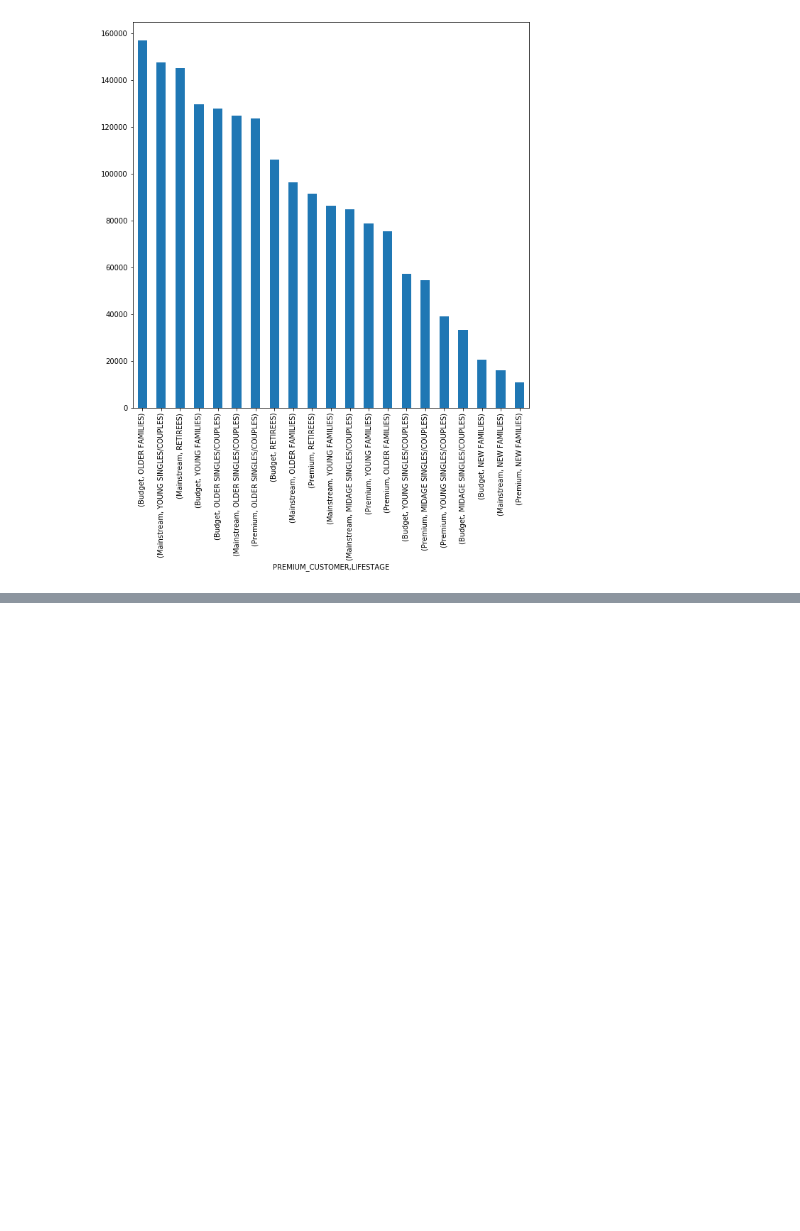
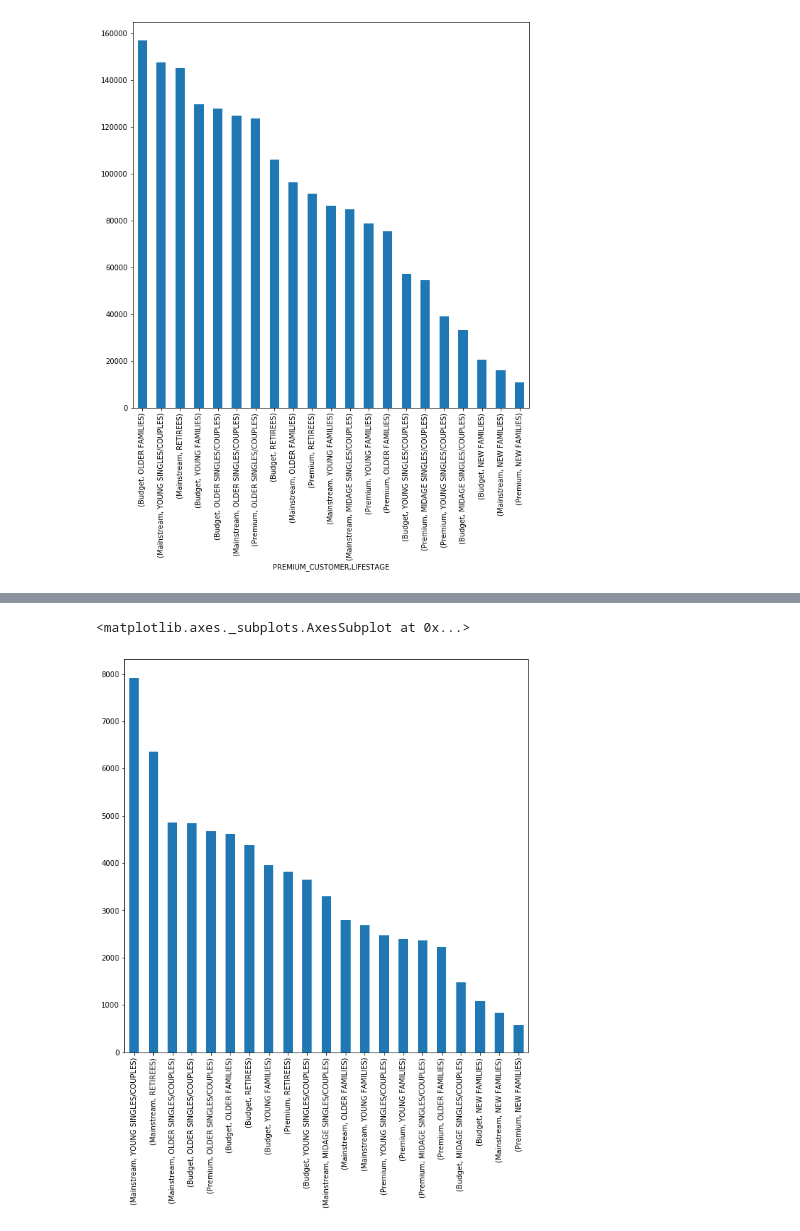
Before and after one commit to Johnson-a-hash/quantium-virtual-program, a Jupyter notebook: Quantium Virtual Internship.ipynb, the cells around one changed output, grey strips where cells are left out. Saved outputs shown, nothing was run; the diff lists cells and outputs as text; code cells hidden in the pictures; blank space fills up the shorter version.

```diff
--- a/Quantium Virtual Internship.ipynb
+++ b/Quantium Virtual Internship.ipynb
@@ -822,0 +837,3 @@ combineData.groupby(['PREMIUM_CUSTOMER', 'LIFESTAGE']).TOT_SALES.sum().sort_valu
+# %%
+customer_segment = "(" + combineData['PREMIUM_CUSTOMER'] + ", " + combineData['LIFESTAGE'] + ")"
+customer_segment.head()
@@ -822,0 +851,3 @@ combineData.groupby(['PREMIUM_CUSTOMER', 'LIFESTAGE']).TOT_SALES.sum().sort_valu
+# %%
+customer_number = combineData['LYLTY_CARD_NBR']
+customer_number.head()
@@ -822,0 +861,4 @@ combineData.groupby(['PREMIUM_CUSTOMER', 'LIFESTAGE']).TOT_SALES.sum().sort_valu
+# %%
+list_of_tuples = list(zip(customer_number, customer_segment))
+customer_profile = pd.DataFrame(list_of_tuples, columns = ['Customer Number', 'Customer Segment'])
+customer_profile.head()
@@ -822,0 +891,5 @@ combineData.groupby(['PREMIUM_CUSTOMER', 'LIFESTAGE']).TOT_SALES.sum().sort_valu
+# %%
+# Drop transactions from the same customer
+
+customer_profile.drop_duplicates(keep = 'first', inplace = True)
+customer_profile.duplicated()
@@ -822,0 +940,5 @@ combineData.groupby(['PREMIUM_CUSTOMER', 'LIFESTAGE']).TOT_SALES.sum().sort_valu
+# %%
+customer_profile['Customer Segment'].value_counts().plot(kind = 'bar', figsize = (10, 10))
+# %% [output]
+<matplotlib.axes._subplots.AxesSubplot at 0x...>
+[figure, added]
```
Also changed, not shown: parts of 22 cells of this notebook.
